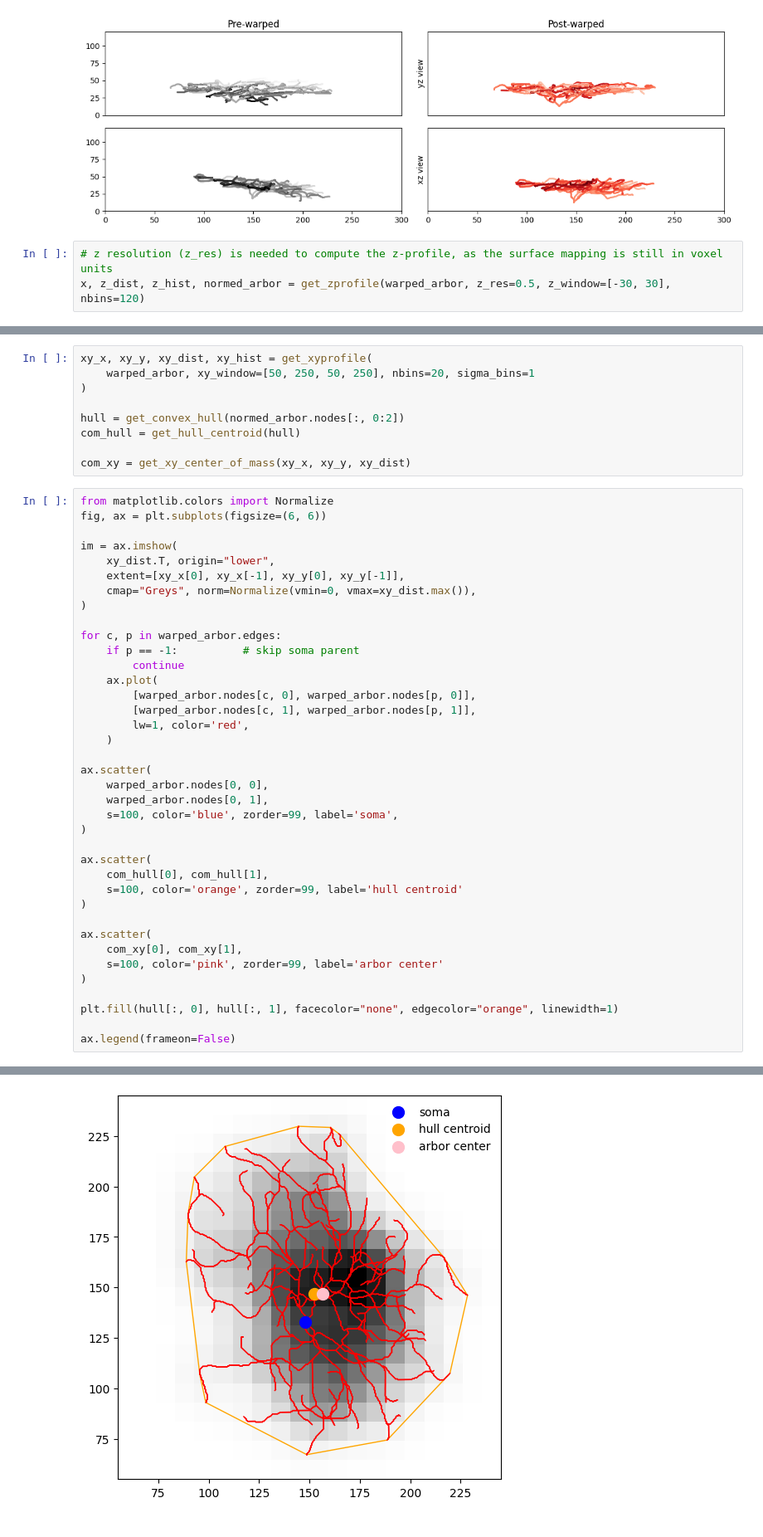
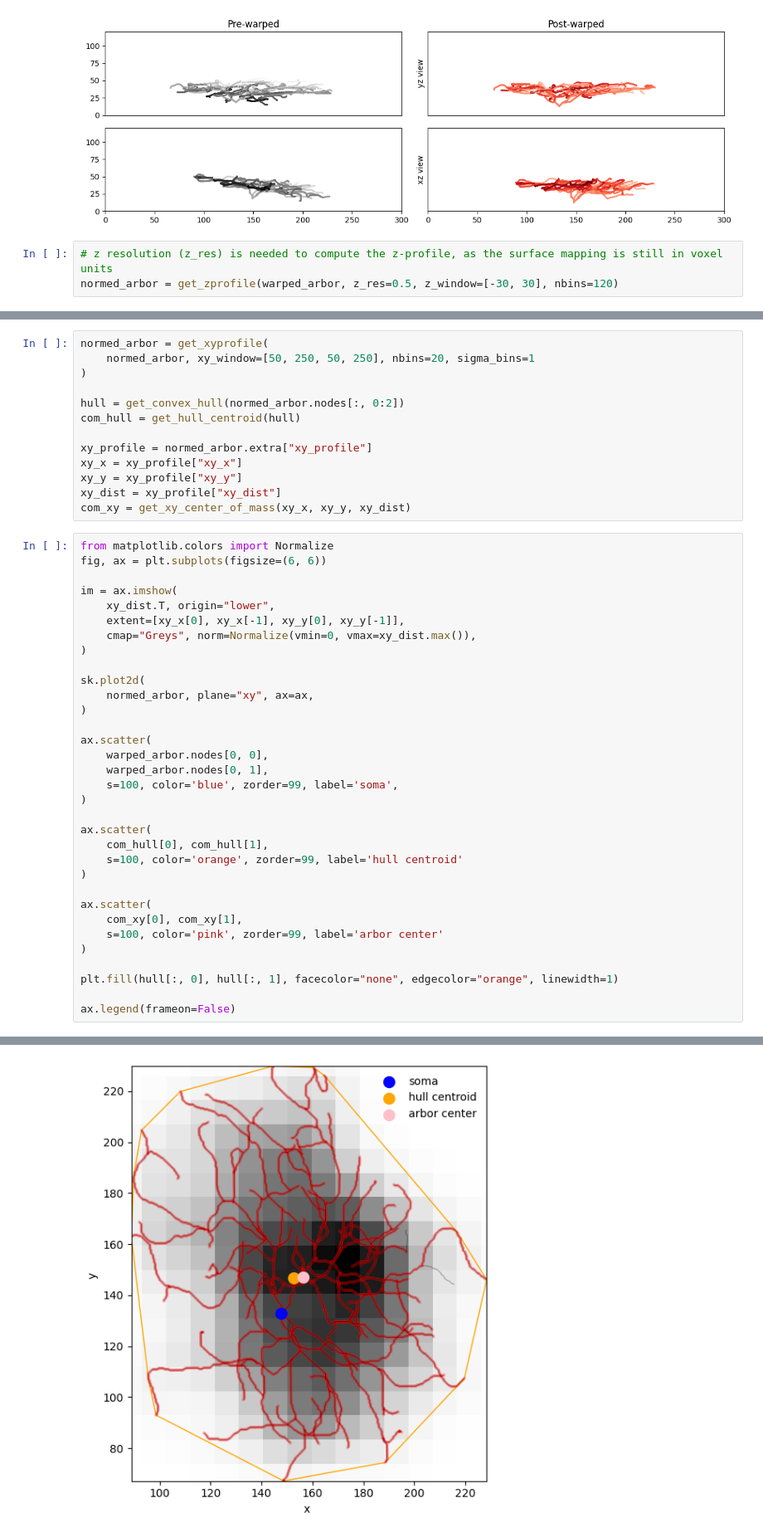
Before and after one commit to berenslab/pywarper, a Jupyter notebook: notebooks/example.api.low.ipynb, the cells around one changed output, grey strips where cells are left out. Shown at 83% size. Drawn from its saved outputs; the diff is of its cells as text.

```diff
--- a/notebooks/example.api.low.ipynb
+++ b/notebooks/example.api.low.ipynb
@@ -104,7 +104,7 @@ fig.tight_layout()
 [figure]
 # %%
 # z resolution (z_res) is needed to compute the z-profile, as the surface mapping is still in voxel units
-x, z_dist, z_hist, normed_arbor = get_zprofile(warped_arbor, z_res=0.5, z_window=[-30, 30], nbins=120)
+normed_arbor = get_zprofile(warped_arbor, z_res=0.5, z_window=[-30, 30], nbins=120)
 # %%
 fig, (ax_nodes, ax_prof) = plt.subplots(
     1, 2,
@@ -155,11 +156,15 @@ plt.show()
 # %%
-xy_x, xy_y, xy_dist, xy_hist = get_xyprofile(
-    warped_arbor, xy_window=[50, 250, 50, 250], nbins=20, sigma_bins=1
+normed_arbor = get_xyprofile(
+    normed_arbor, xy_window=[50, 250, 50, 250], nbins=20, sigma_bins=1
 )
 
 hull = get_convex_hull(normed_arbor.nodes[:, 0:2])
 com_hull = get_hull_centroid(hull)
 
+xy_profile = normed_arbor.extra["xy_profile"]
+xy_x = xy_profile["xy_x"]
+xy_y = xy_profile["xy_y"]
+xy_dist = xy_profile["xy_dist"]
 com_xy = get_xy_center_of_mass(xy_x, xy_y, xy_dist)
 # %%
 from matplotlib.colors import Normalize
@@ -171,14 +176,9 @@ im = ax.imshow(
     cmap="Greys", norm=Normalize(vmin=0, vmax=xy_dist.max()),
 )
 
-for c, p in warped_arbor.edges:
-    if p == -1:          # skip soma parent
-        continue
-    ax.plot(
-        [warped_arbor.nodes[c, 0], warped_arbor.nodes[p, 0]],
-        [warped_arbor.nodes[c, 1], warped_arbor.nodes[p, 1]],
-        lw=1, color='red',
-    )
+sk.plot2d(
+    normed_arbor, plane="xy", ax=ax,
+)
 
 ax.scatter(
     warped_arbor.nodes[0, 0],
@@ -204,4 +205,4 @@ ax.legend(frameon=False)
-[figure, old version]
+[figure, new version]
 # %%
 %load_ext watermark
 %watermark --time --date --timezone --updated --python --iversions --watermark
```
Also changed, not shown: parts of 5 cells of this notebook, 3 other files.
